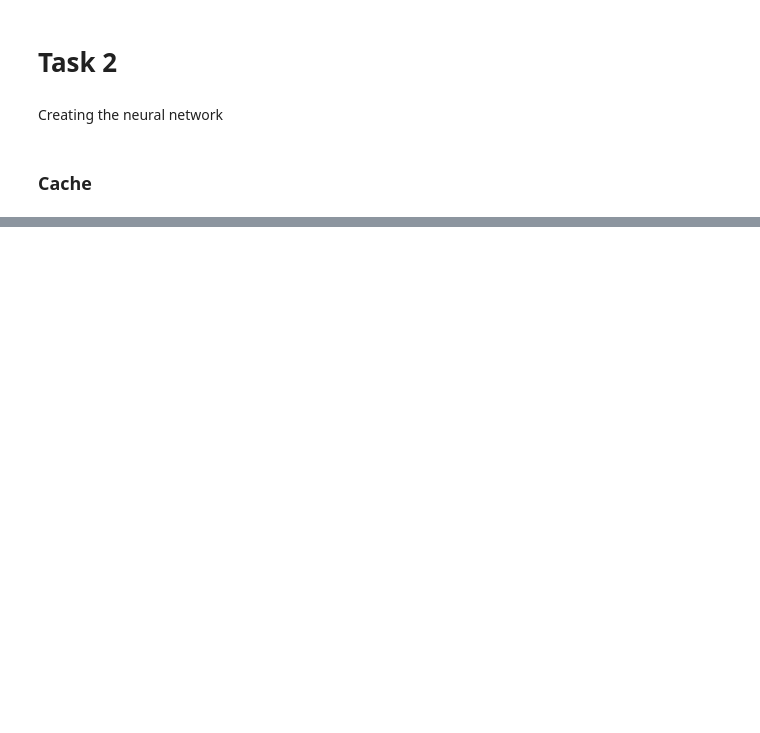
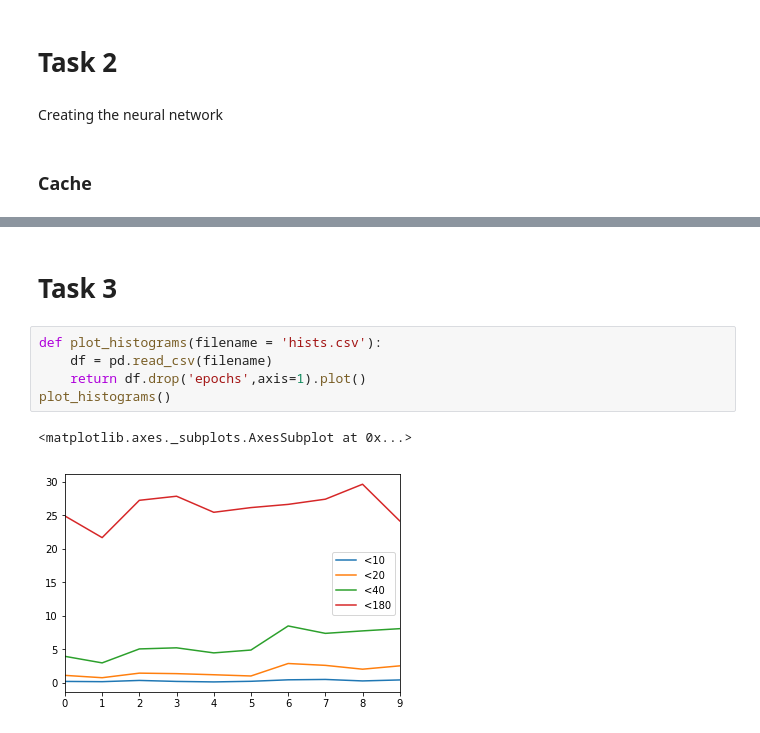
Before and after one commit to kanales/cnn-pose-estimation, a Jupyter notebook: Project.ipynb, the cells around one changed output, grey strips where cells are left out. Cells and saved outputs as stored; diff of their text form; blank space fills up the shorter version.

```diff
--- a/Project.ipynb
+++ b/Project.ipynb
@@ -92,0 +157,10 @@ def gen_train_input_fn(Sdb,Strain, batch_size):
+# %% [markdown]
+# Task 3
+# %%
+def plot_histograms(filename = 'hists.csv'):
+    df = pd.read_csv(filename)
+    return df.drop('epochs',axis=1).plot()
+plot_histograms()
+# %% [output]
+<matplotlib.axes._subplots.AxesSubplot at 0x...>
+[figure, added]
```
Also changed, not shown: parts of 19 cells of this notebook, 18 other files.
